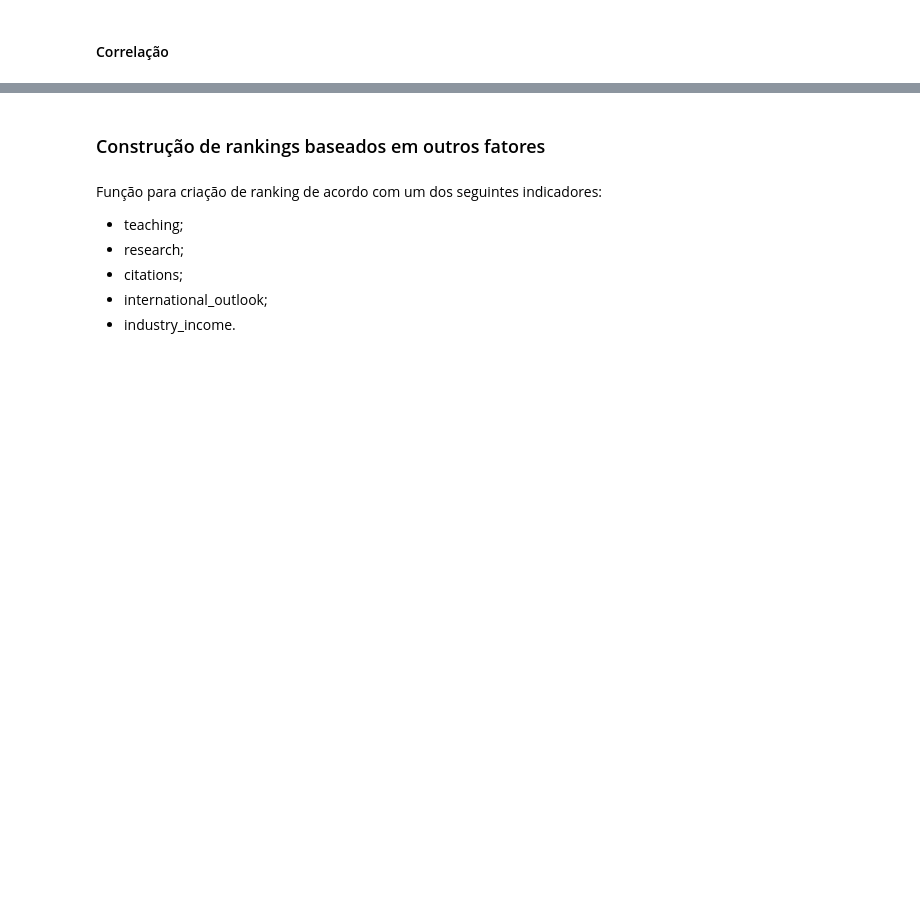
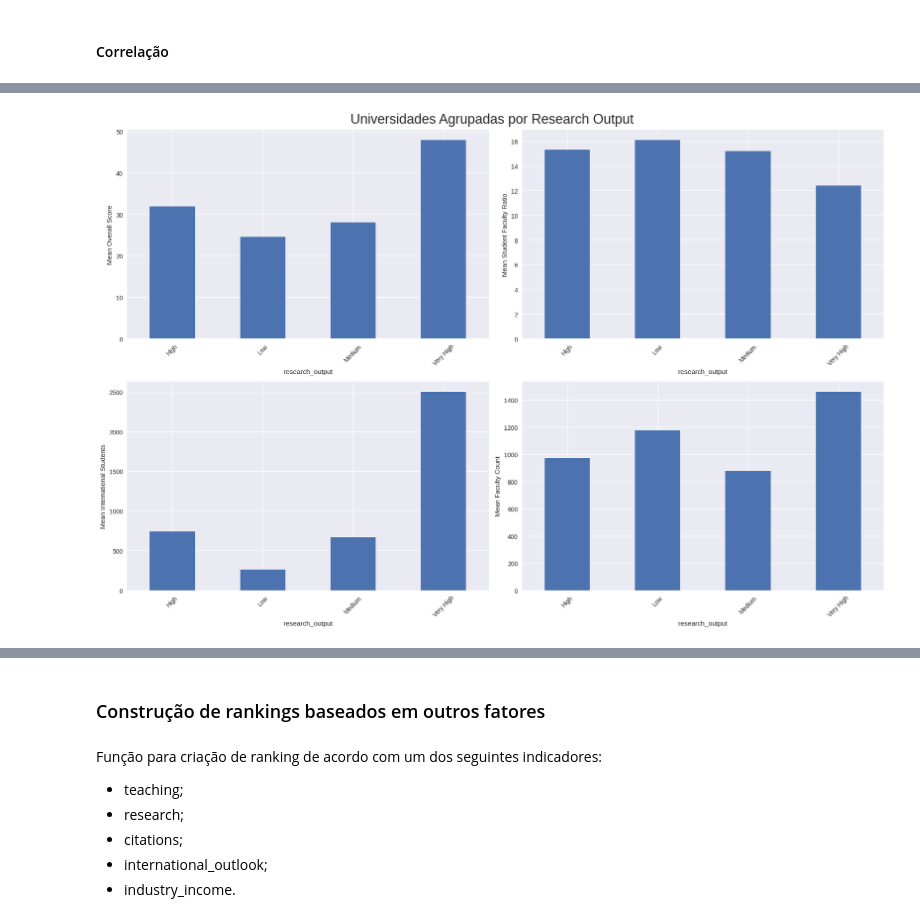
Before and after one commit to RodolfoPCruz/education_analysis, a Jupyter notebook: QS Ranking/QS Ranking.ipynb, the cells around one changed output, grey strips where cells are left out. Cells and saved outputs as stored; diff of their text form; code cells hidden in the pictures; blank space fills up the shorter version.

```diff
--- a/QS Ranking/QS Ranking.ipynb
+++ b/QS Ranking/QS Ranking.ipynb
@@ -501,0 +516,3 @@ df_qs_2017_2022['international_students']=pd.to_numeric(df_qs_2017_2022['interna
+# %%
+#Substituir o valor para que Very High apareça de uma única forma.
+df_qs_2017_2022['research_output']=df_qs_2017_2022['research_output'].str.replace('high','High')
@@ -534,7 +559,7 @@ df_qs_2023.rename(columns={'institution':'Institution Name','location code':'Cou
                'isr score':'International Students Score','isr rank':'International Students Rank','irn score':'International Research Network Score','irn rank':'International Research Network Rank',
                'ger score':'Employment Outcomes Score','ger rank':'Employment Outcomes Rank','score scaled':'Overall Score'},inplace=True)
 
-df_qs_2017_2022.rename(columns={'university':'Institution Name','size':'Size','country':'Country'},inplace=True)
+df_qs_2017_2022.rename(columns={'university':'Institution Name','size':'Size','country':'Country','score':'Overall Score'},inplace=True)
 # %% [markdown]
 ### Agrupar dataframes
 # %% [markdown]
@@ -838,0 +858,5 @@ fig.show()
+# %%
+#Agrupando as universidades de acordo com a pesquisa produzida
+df_qs_2017_2022_groupby_ro=df_qs_2017_2022.groupby(by='research_output')[['Overall Score','student_faculty_ratio','international_students','faculty_count']].mean()
+df_qs_2017_2022_groupby_ro.reindex(index=['Very High','High','Medium','Low'])
+#df_qs_2017_2022_groupby_ro é um dataframe com os universidades agrupadas de acordo com o research output
@@ -838,0 +870,18 @@ fig.show()
+# %%
+#plotar as médias dos indicadores calculadas para cada indicador após o agrupamento por research_output
+fig,axs=plt.subplots(nrows=2,ncols=2,figsize=(18,12))
+
+fig.suptitle('Universidades Agrupadas por Research Output', fontsize=22) #adiciona um título geral para os subplots
+plt.subplots_adjust(top=0.96) #controla a distância entre o título geral dos subplots e os primeiros gráficos
+
+df_qs_2017_2022_groupby_ro['Overall Score'].plot(kind='bar',ylabel='Mean Overall Score',ax=axs[0,0])
+axs[0,0].tick_params('x',labelrotation=45)
+df_qs_2017_2022_groupby_ro['student_faculty_ratio'].plot(kind='bar',ylabel='Mean Student Faculty Ratio',ax=axs[0,1])
+axs[0,1].tick_params('x',labelrotation=45)
+df_qs_2017_2022_groupby_ro['international_students'].plot(kind='bar',ylabel='Mean International Students',ax=axs[1,0])
+axs[1,0].tick_params('x',labelrotation=45)
+df_qs_2017_2022_groupby_ro['faculty_count'].plot(kind='bar',ylabel='Mean Faculty Count',ax=axs[1,1])
+axs[1,1].tick_params('x',labelrotation=45)
+fig.tight_layout()
+# %% [output]
+[figure, added]
```
Also changed, not shown: parts of 26 cells of this notebook, 1 other file.
